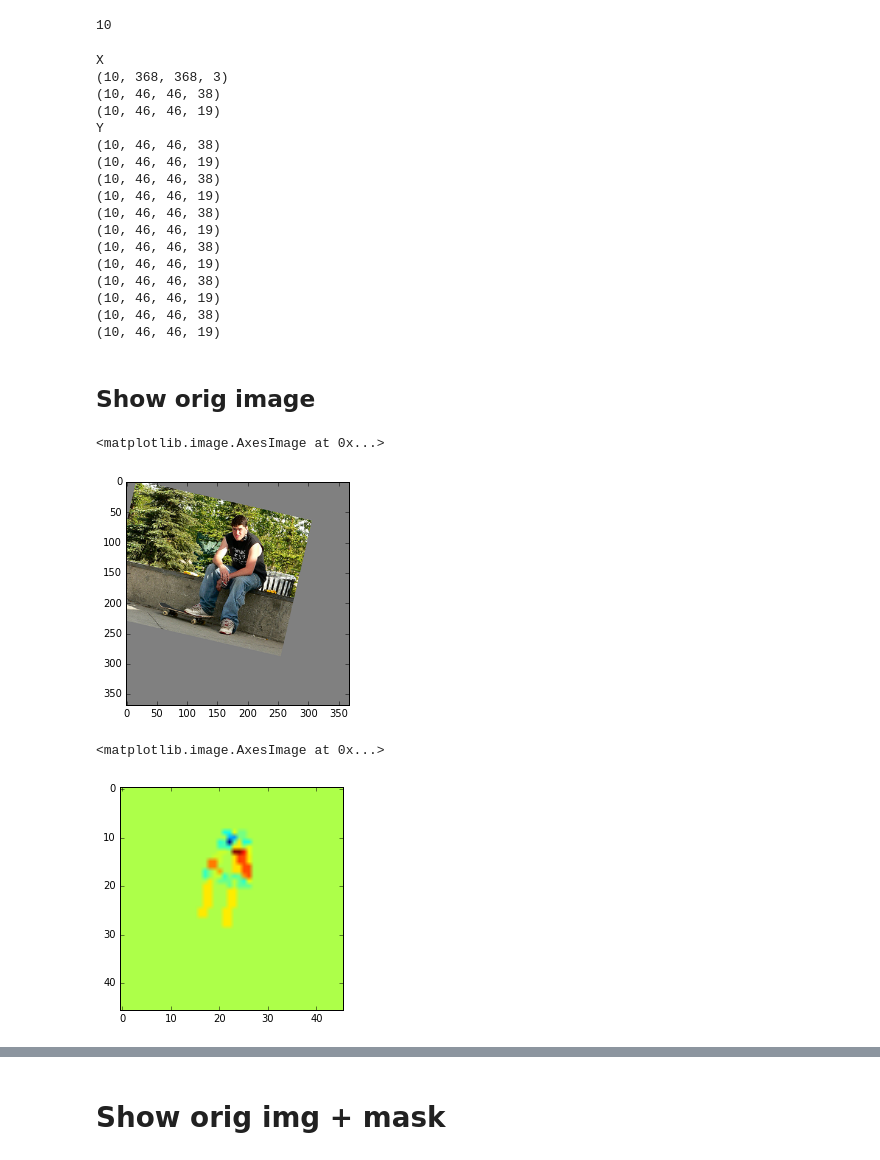
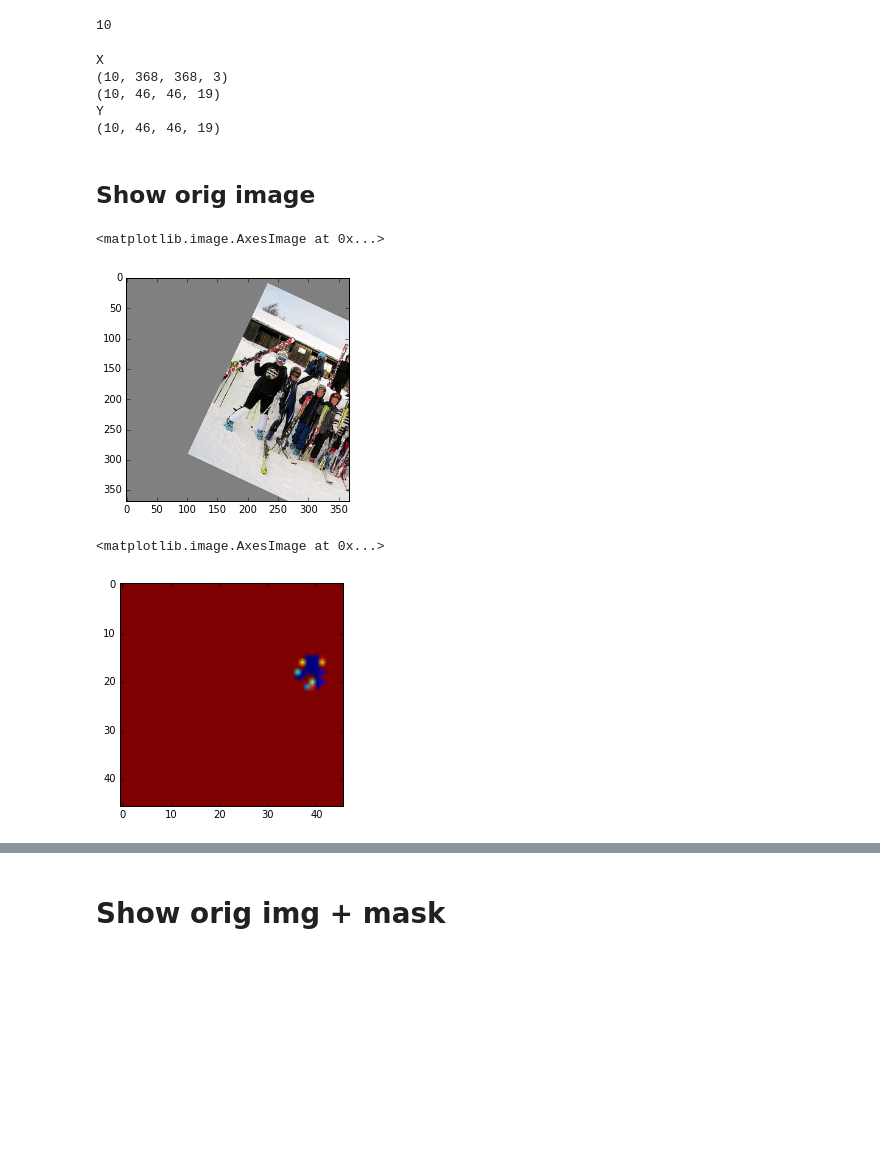
Before and after one commit to padeler/keras_Realtime_Multi-Person_Pose_Estimation, a Jupyter notebook: training/inspect_dataset.ipynb, the cells around one changed output, grey strips where cells are left out. Saved outputs shown, nothing was run; the diff lists cells and outputs as text; code cells hidden in the pictures; blank space fills up the shorter version.

```diff
--- a/training/inspect_dataset.ipynb
+++ b/training/inspect_dataset.ipynb
@@ -91,6 +93,5 @@ plt.imshow(heatmap[:,:], alpha=.5)
 # %%
-from ds_generator_client import DataGeneratorClient
-client = DataGeneratorClient(port=5555, host="localhost", hwm=160, batch_size=10)
+client = DataGeneratorClient(port=5555, host="localhost", hwm=160, batch_size=10,stages=1,with_pafs=False)
 client.restart()
 batch_index = 0
 # %%
@@ -101,56 +102,30 @@ x,y = train_di.next()
 len(y[0])
 # %% [output]
 10
-# %%
-x,y = next(client.gen())
-# %%
-print "X"
-print(x[0].shape)
-print(x[1].shape)
-print(x[2].shape)
-print "Y"
-print(y[0].shape)
-print(y[1].shape)
-print(y[2].shape)
-print(y[3].shape)
-print(y[4].shape)
-print(y[5].shape)
-print(y[6].shape)
-print(y[7].shape)
-print(y[8].shape)
-print(y[9].shape)
-print(y[10].shape)
-print(y[11].shape)
-# %% [output]
-X
-(10, 368, 368, 3)
-(10, 46, 46, 38)
-(10, 46, 46, 19)
-Y
-(10, 46, 46, 38)
-(10, 46, 46, 19)
-(10, 46, 46, 38)
-(10, 46, 46, 19)
-(10, 46, 46, 38)
-(10, 46, 46, 19)
-(10, 46, 46, 38)
-(10, 46, 46, 19)
-(10, 46, 46, 38)
-(10, 46, 46, 19)
-(10, 46, 46, 38)
-(10, 46, 46, 19)
+# %%
+print "X"
+for xi in x:
+    print(xi.shape)
+print "Y"
+for yi in y:
+    print(yi.shape)
+# %% [output]
+X
+(10, 368, 368, 3)
+(10, 46, 46, 19)
+Y
+(10, 46, 46, 19)
 # %% [markdown]
 ## Show orig image
 # %%
-dta_img = x[0][1,:,:,:]
+dta_img = x[0][0,:,:,:]
 plt.imshow(dta_img[:,:,[2,1,0]])
 # %% [output]
 <matplotlib.image.AxesImage at 0x...>
-[figure, old version]
+[figure, new version]
 # %%
-hm_img = y[2][1,:,:,:]
-tmp = np.sum(hm_img,axis=2)
+tmp = np.sum(x[1][0],axis=-1)
 plt.imshow(tmp)
 # %% [output]
 <matplotlib.image.AxesImage at 0x...>
-[figure, old version]
+[figure, new version]
```
Also changed, not shown: parts of 4 cells of this notebook, 5 other files.
